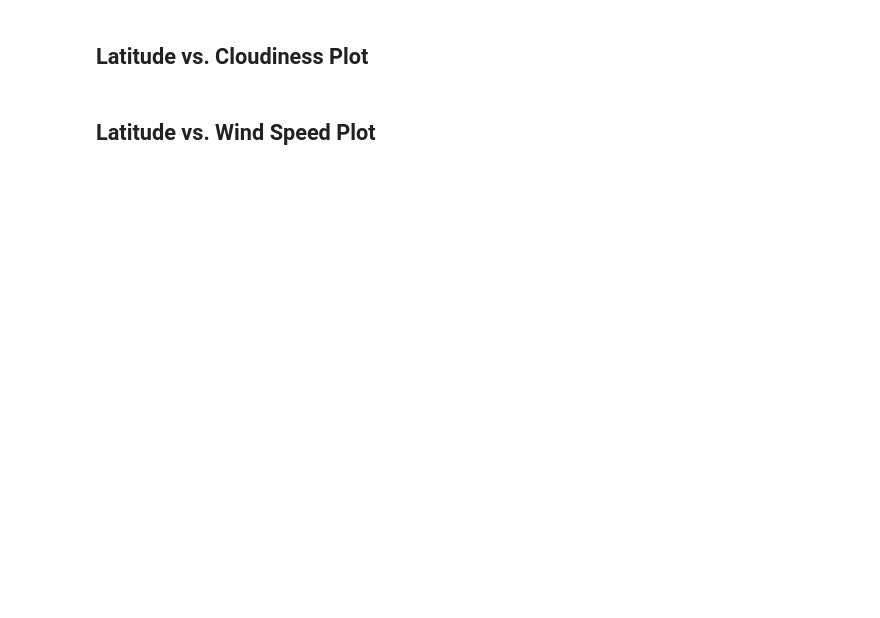
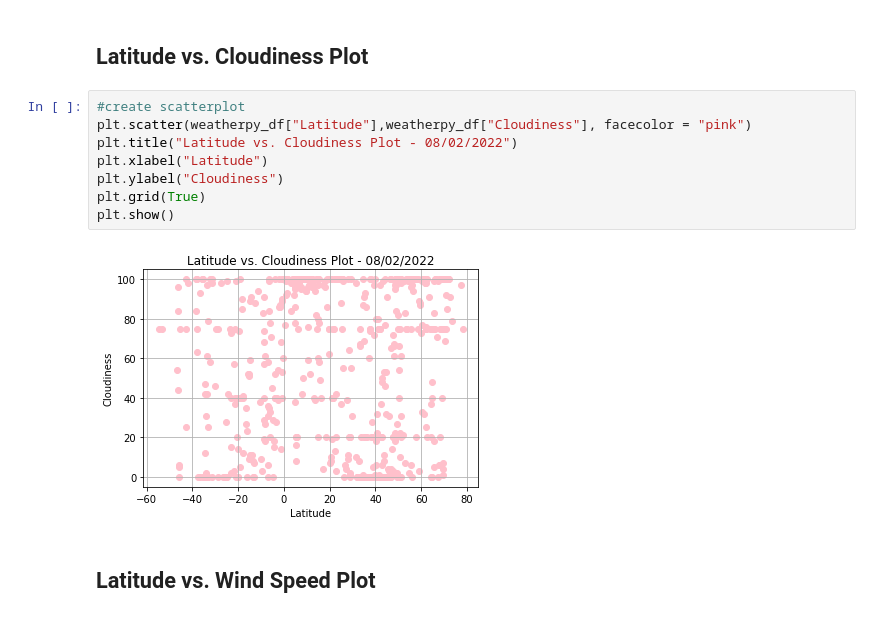
Before and after one commit to kclm40/python-api-challenge, a Jupyter notebook: WeatherPy/WeatherPy.ipynb, the cells around one changed output. Saved outputs shown, nothing was run; the diff lists cells and outputs as text; blank space fills up the shorter version.

```diff
--- a/WeatherPy/WeatherPy.ipynb
+++ b/WeatherPy/WeatherPy.ipynb
@@ -164,4 +195,14 @@ Skip this step if there are no cities that have humidity > 100%.
 # %% [markdown]
 ## Latitude vs. Cloudiness Plot
+# %%
+#create scatterplot
+plt.scatter(weatherpy_df["Latitude"],weatherpy_df["Cloudiness"], facecolor = "pink")
+plt.title("Latitude vs. Cloudiness Plot - 08/02/2022")
+plt.xlabel("Latitude")
+plt.ylabel("Cloudiness")
+plt.grid(True)
+plt.show()
+# %% [output]
+[figure, added]
 # %% [markdown]
 ## Latitude vs. Wind Speed Plot
```
Also changed, not shown: parts of 16 cells of this notebook, 1 other file.
